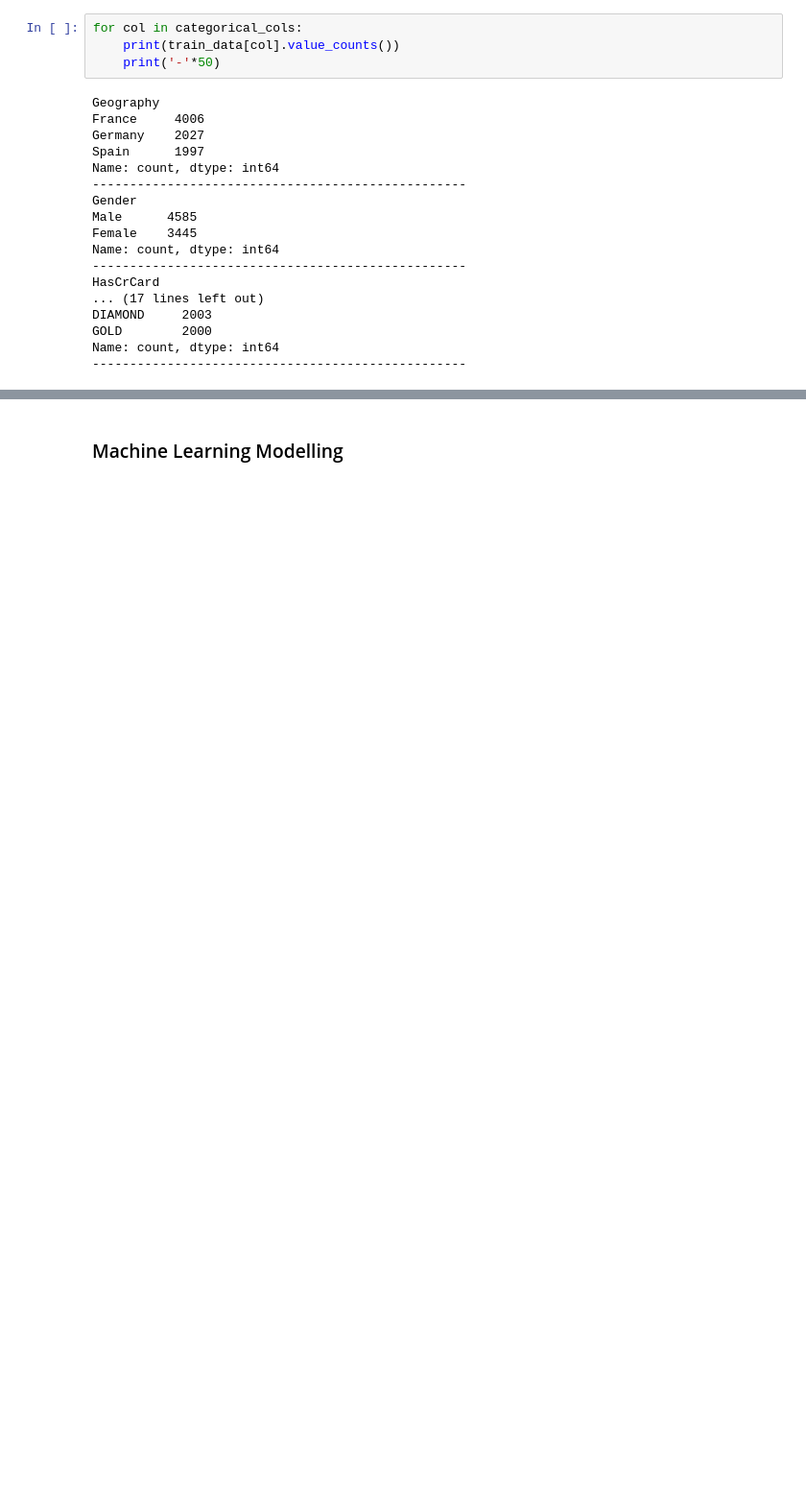
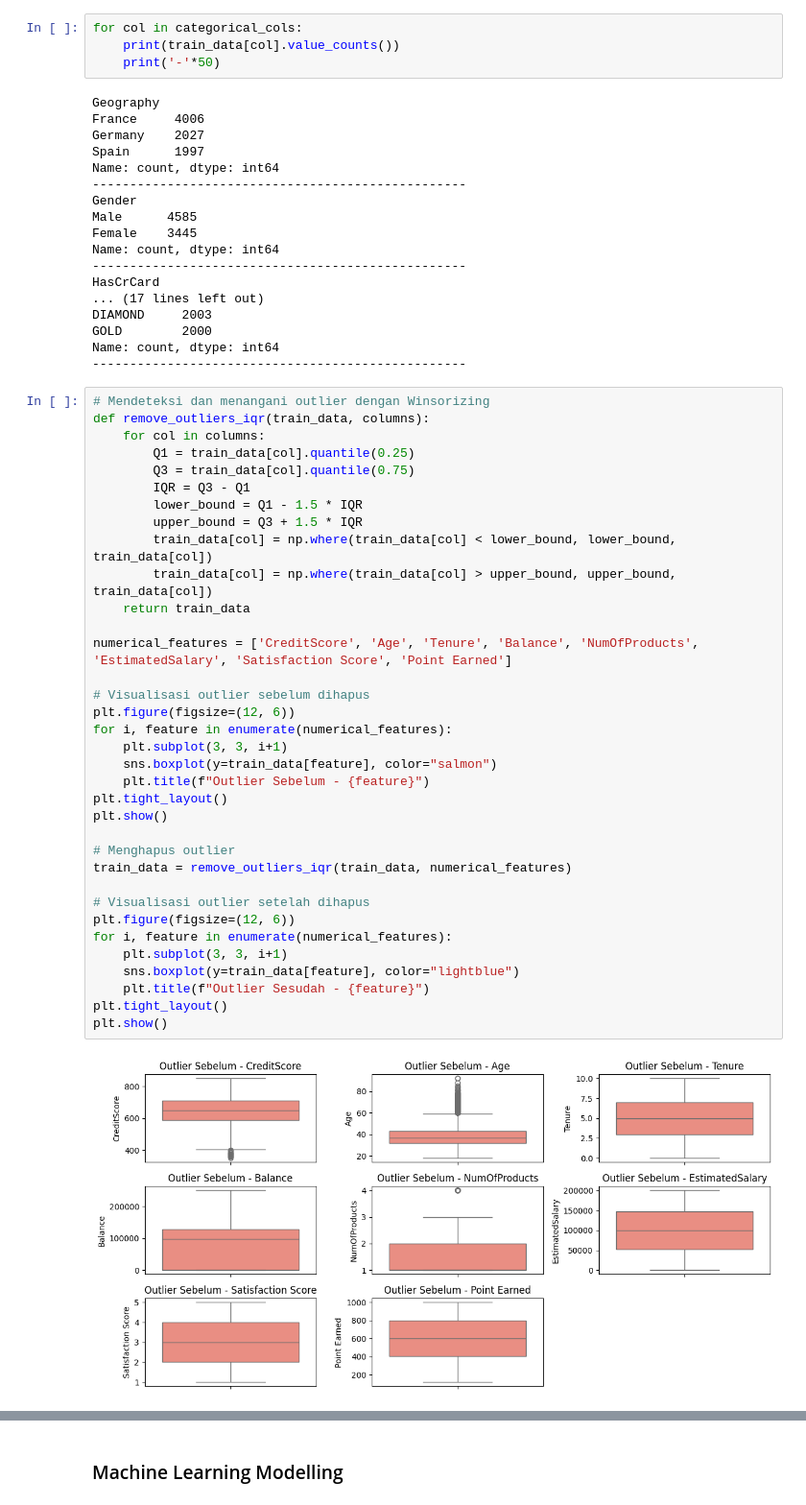
Before and after one commit to nisatr/Tugas_GDGoC, a Jupyter notebook: Tugas_SG_5/notebook.ipynb, the cells around one changed output, grey strips where cells are left out. Shown: that part at 96% size. Cells and saved outputs as stored; diff of their text form; blank space fills up the shorter version.

```diff
--- a/Tugas_SG_5/notebook.ipynb
+++ b/Tugas_SG_5/notebook.ipynb
@@ -272,3 +250,40 @@ DIAMOND     2003
 GOLD        2000
 Name: count, dtype: int64
 --------------------------------------------------
+# %%
+# Mendeteksi dan menangani outlier dengan Winsorizing
+def remove_outliers_iqr(train_data, columns):
+    for col in columns:
+        Q1 = train_data[col].quantile(0.25)
+        Q3 = train_data[col].quantile(0.75)
+        IQR = Q3 - Q1
+        lower_bound = Q1 - 1.5 * IQR
+        upper_bound = Q3 + 1.5 * IQR
+        train_data[col] = np.where(train_data[col] < lower_bound, lower_bound, train_data[col])
+        train_data[col] = np.where(train_data[col] > upper_bound, upper_bound, train_data[col])
+    return train_data
+
+numerical_features = ['CreditScore', 'Age', 'Tenure', 'Balance', 'NumOfProducts', 'EstimatedSalary', 'Satisfaction Score', 'Point Earned']
+
+# Visualisasi outlier sebelum dihapus
+plt.figure(figsize=(12, 6))
+for i, feature in enumerate(numerical_features):
+    plt.subplot(3, 3, i+1)
+    sns.boxplot(y=train_data[feature], color="salmon")
+    plt.title(f"Outlier Sebelum - {feature}")
+plt.tight_layout()
+plt.show()
+
+# Menghapus outlier
+train_data = remove_outliers_iqr(train_data, numerical_features)
+
+# Visualisasi outlier setelah dihapus
+plt.figure(figsize=(12, 6))
+for i, feature in enumerate(numerical_features):
+    plt.subplot(3, 3, i+1)
+    sns.boxplot(y=train_data[feature], color="lightblue")
+    plt.title(f"Outlier Sesudah - {feature}")
+plt.tight_layout()
+plt.show()
+# %% [output]
+[figure, added]
```
Also changed, not shown: parts of 25 cells of this notebook.
